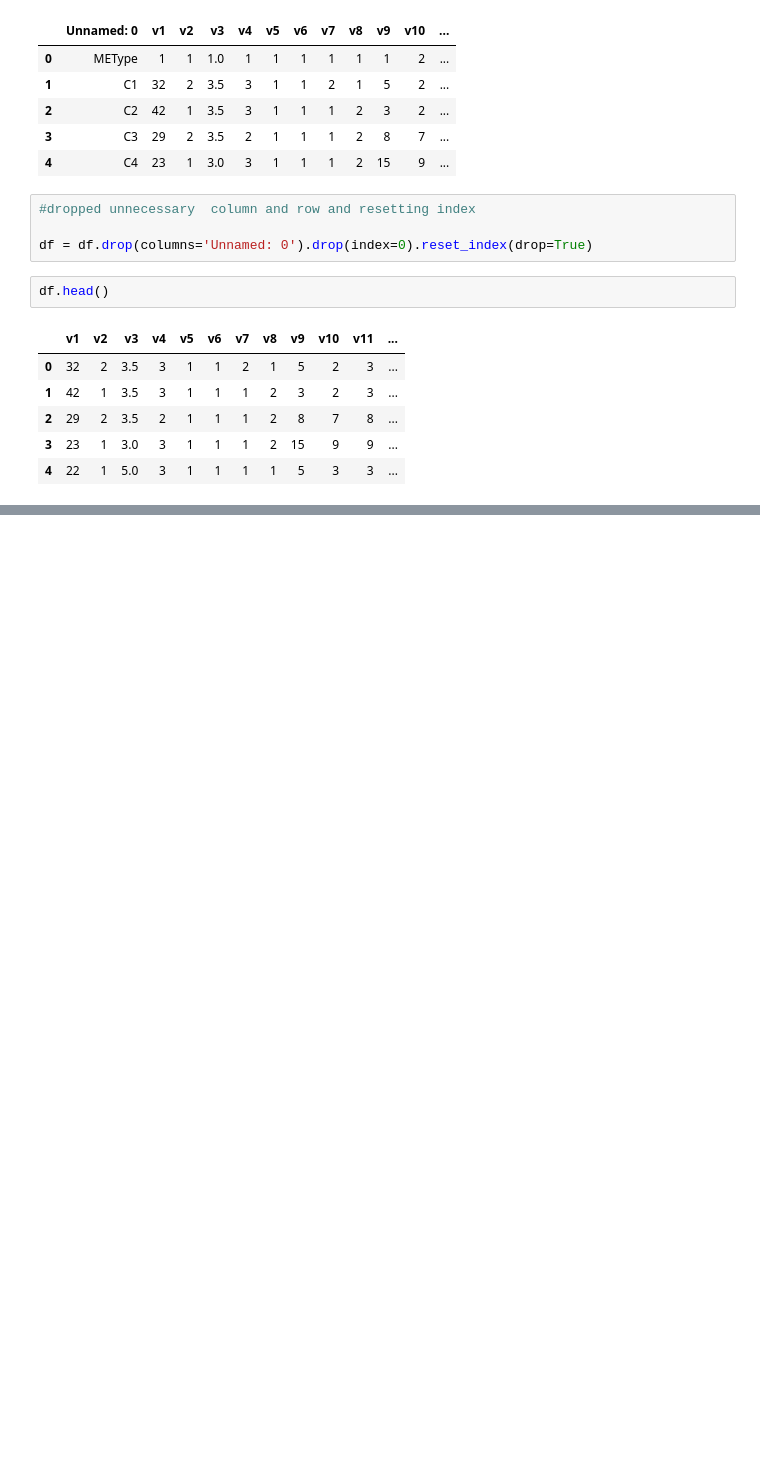
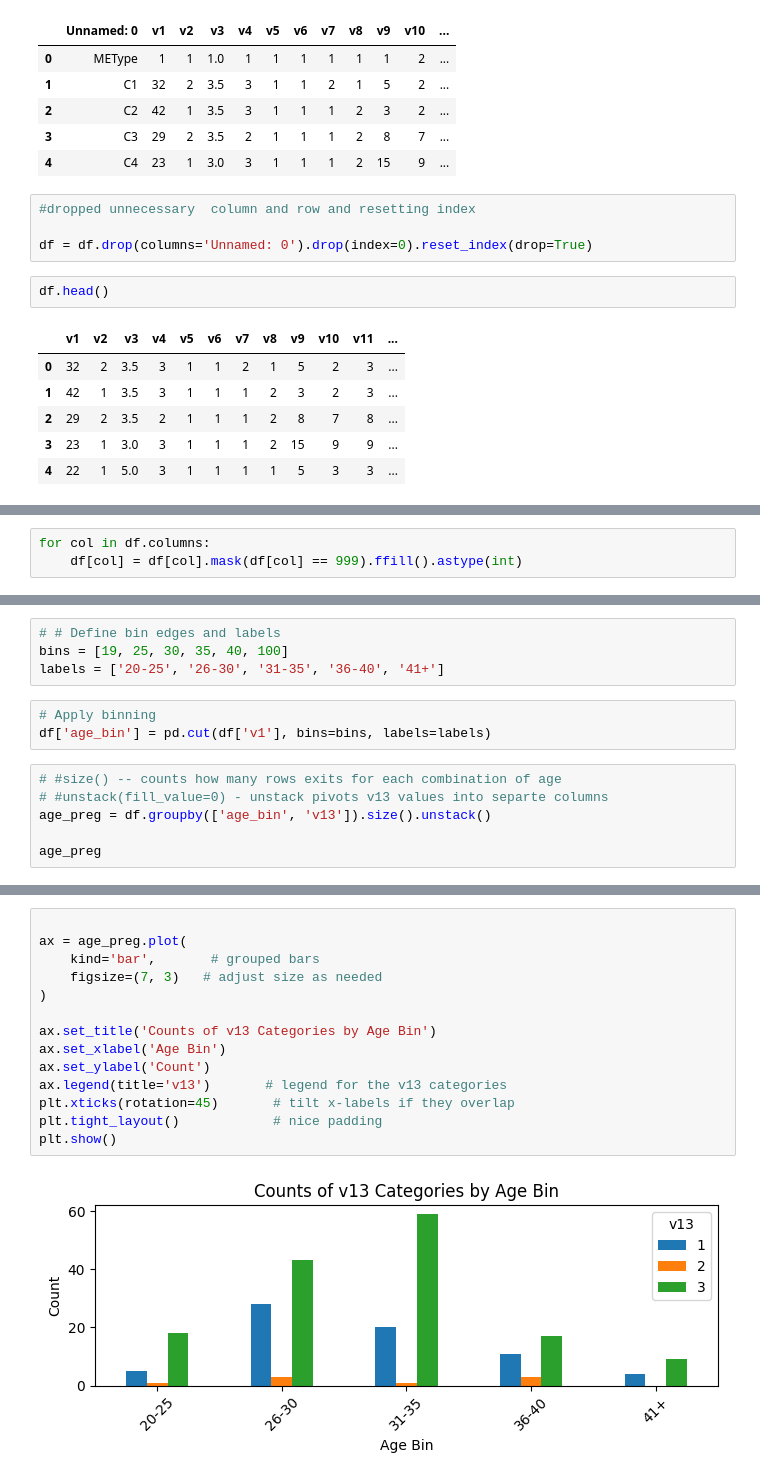
Before and after one commit to Anup-Sarkar-DD/IVF_Success_Rate_Predict, a Jupyter notebook: potentialFinal.ipynb, the cells around one changed output, grey strips where cells are left out. Saved outputs shown, nothing was run; the diff lists cells and outputs as text; blank space fills up the shorter version.

```diff
--- a/potentialFinal.ipynb
+++ b/potentialFinal.ipynb
@@ -310,0 +85,3 @@ weighted avg       0.63      0.62      0.63        45
+# %%
+for col in df.columns:
+    df[col] = df[col].mask(df[col] == 999).ffill().astype(int)
@@ -310,0 +111,13 @@ weighted avg       0.63      0.62      0.63        45
+# %%
+# # Define bin edges and labels
+bins = [19, 25, 30, 35, 40, 100]
+labels = ['20-25', '26-30', '31-35', '36-40', '41+']
+# %%
+# Apply binning
+df['age_bin'] = pd.cut(df['v1'], bins=bins, labels=labels)
+# %%
+# #size() -- counts how many rows exits for each combination of age
+# #unstack(fill_value=0) - unstack pivots v13 values into separte columns
+age_preg = df.groupby(['age_bin', 'v13']).size().unstack()
+
+age_preg
@@ -310,0 +132,16 @@ weighted avg       0.63      0.62      0.63        45
+# %%
+
+ax = age_preg.plot(
+    kind='bar',       # grouped bars
+    figsize=(7, 3)   # adjust size as needed
+)
+
+ax.set_title('Counts of v13 Categories by Age Bin')
+ax.set_xlabel('Age Bin')
+ax.set_ylabel('Count')
+ax.legend(title='v13')       # legend for the v13 categories
+plt.xticks(rotation=45)       # tilt x-labels if they overlap
+plt.tight_layout()            # nice padding
+plt.show()
+# %% [output]
+[figure, added]
```
Also changed, not shown: parts of 87 cells of this notebook, 1 other file.
